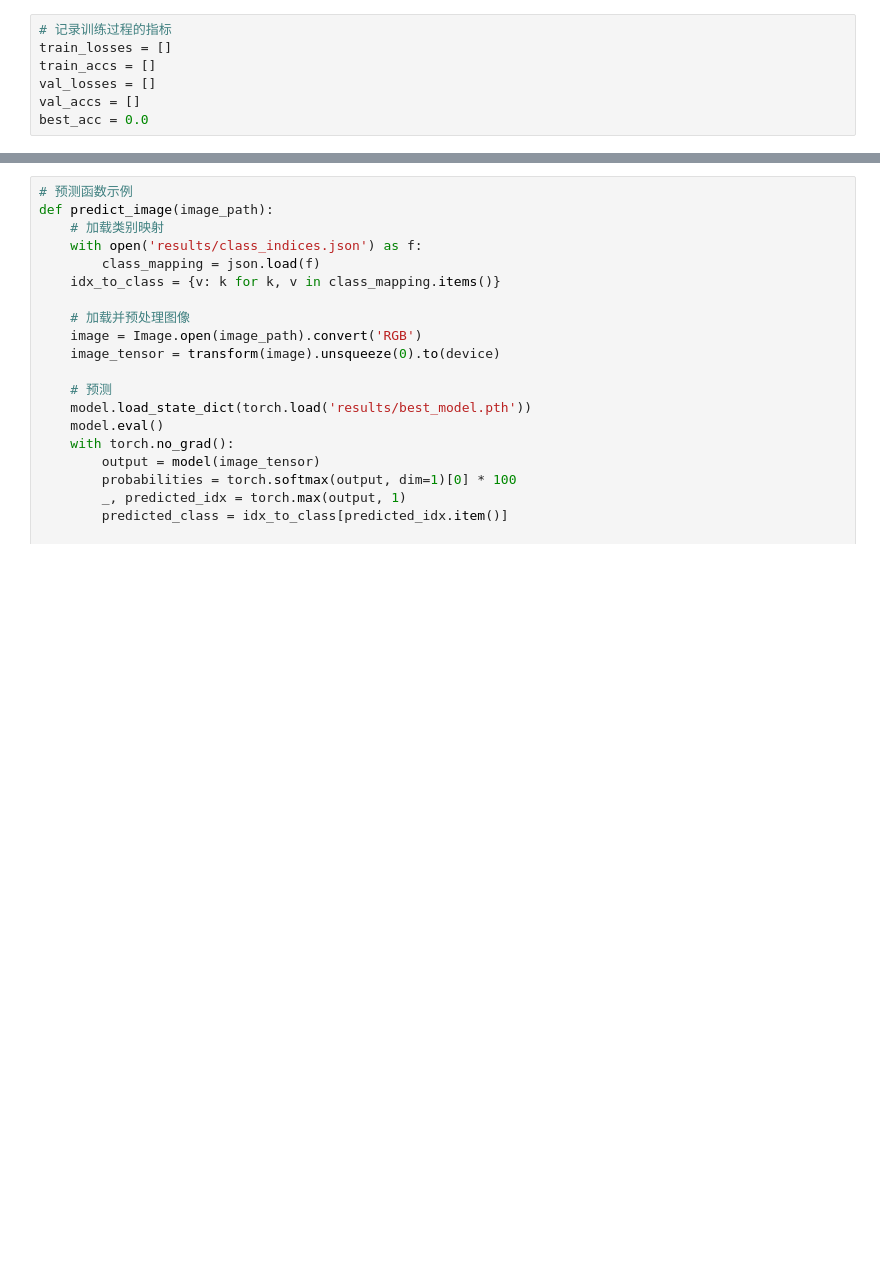
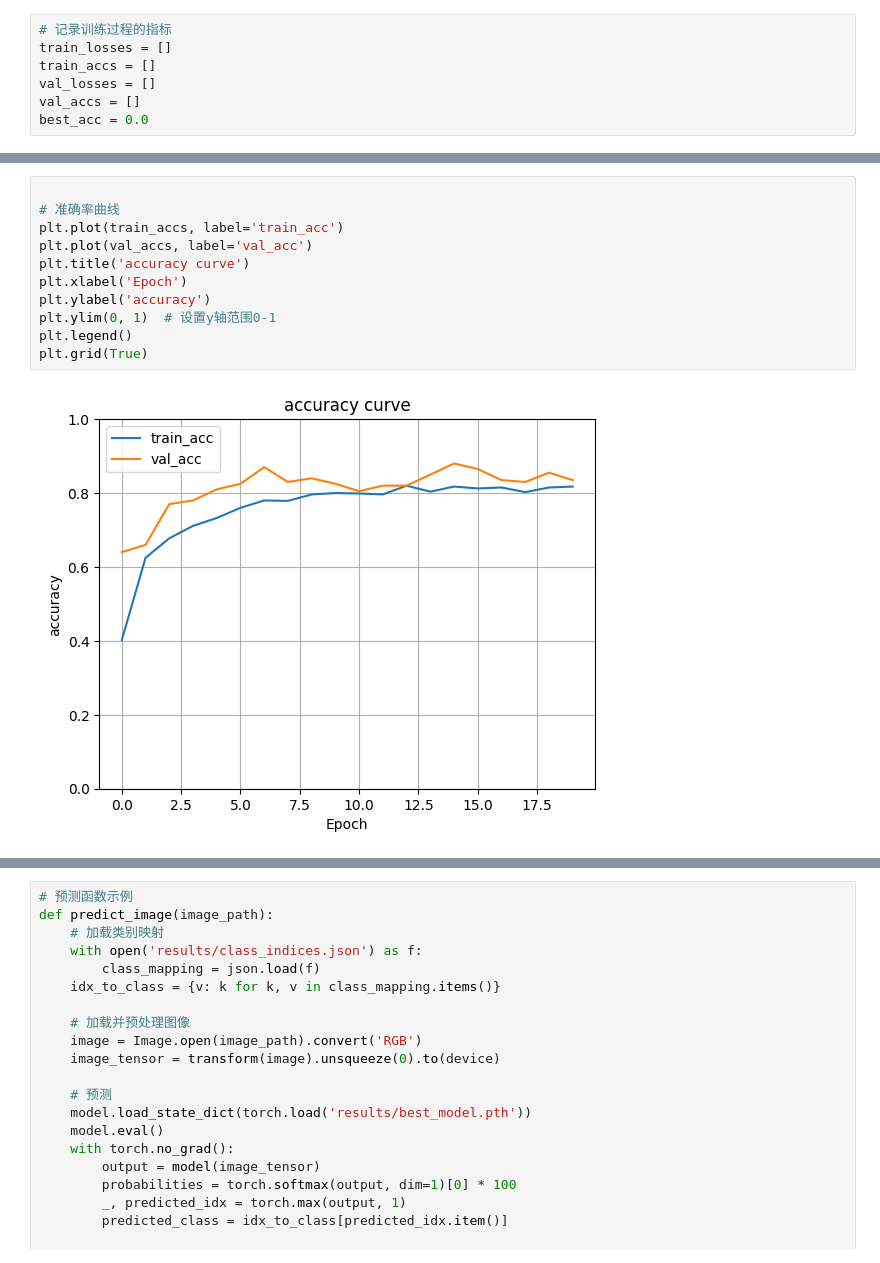
Before and after one commit to buy0range/code_internship, a Jupyter notebook: DL/CNN.ipynb, the cells around one changed output, grey strips where cells are left out. Drawn from its saved outputs; the diff is of its cells as text; blank space fills up the shorter version.

```diff
--- a/DL/CNN.ipynb
+++ b/DL/CNN.ipynb
@@ -225,3 +208,16 @@ plt.grid(True)
+# %%
+
+# 准确率曲线
+plt.plot(train_accs, label='train_acc')
+plt.plot(val_accs, label='val_acc')
+plt.title('accuracy curve')
+plt.xlabel('Epoch')
+plt.ylabel('accuracy')
+plt.ylim(0, 1)  # 设置y轴范围0-1
+plt.legend()
+plt.grid(True)
+# %% [output]
+[figure, added]
 # %%
 # 绘制混淆矩阵（额外评估）
 from sklearn.metrics import confusion_matrix
```
Also changed, not shown: parts of 6 cells of this notebook, 7 other files.
